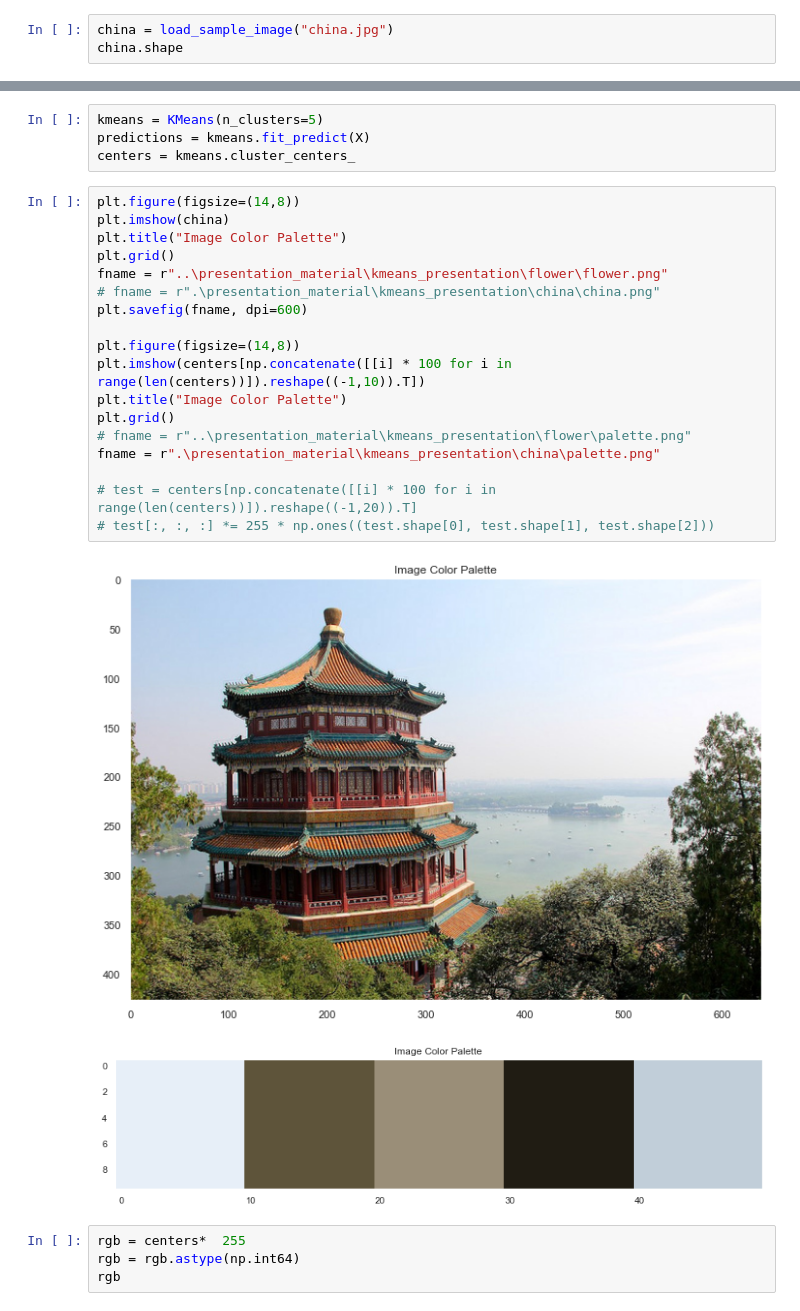
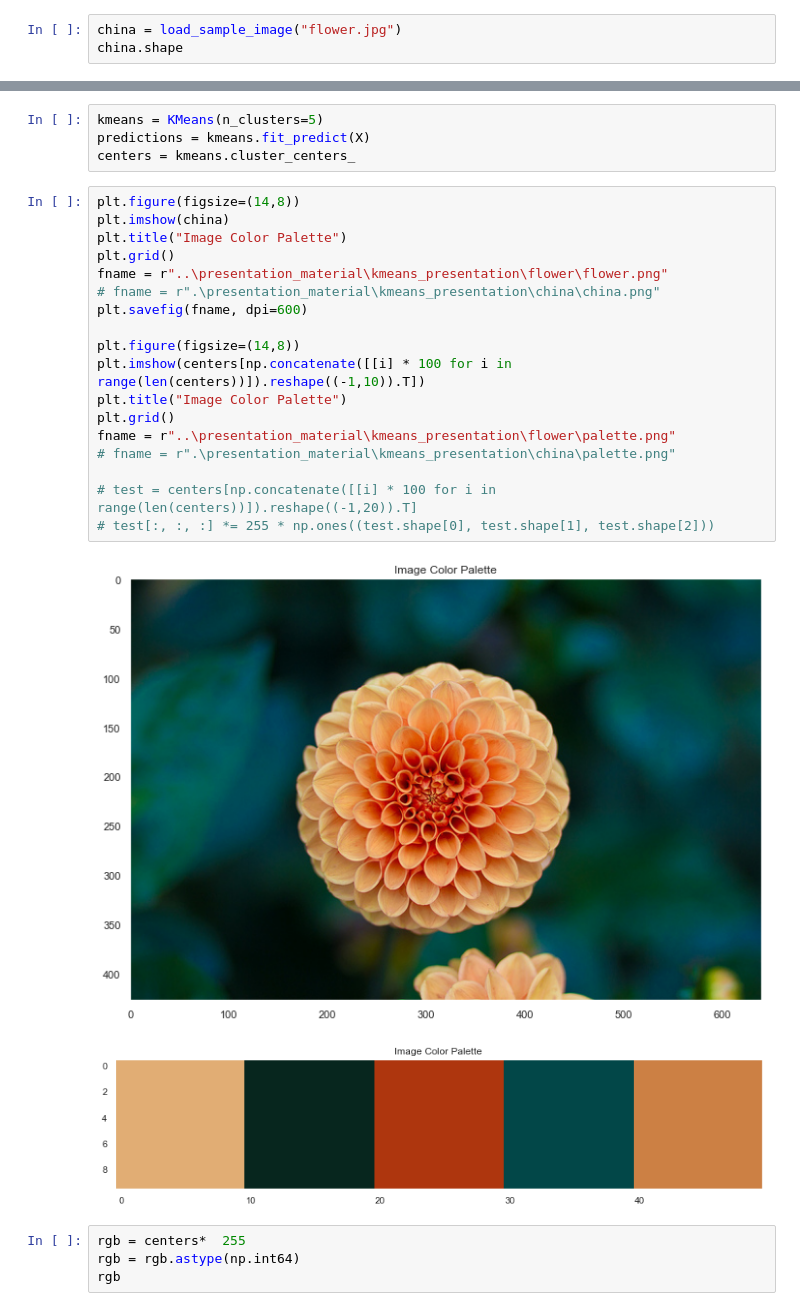
Before and after one commit to DQN-AGENTS-EESTECH22/ML-MODEL, a Jupyter notebook: jupyter kmeans/kmeans2.ipynb, the cells around one changed output, grey strips where cells are left out. Saved outputs shown, nothing was run; the diff lists cells and outputs as text.

```diff
--- a/jupyter kmeans/kmeans2.ipynb
+++ b/jupyter kmeans/kmeans2.ipynb
@@ -15,7 +15,7 @@ from sklearn.datasets import load_sample_image
 from sklearn.utils import shuffle
 from time import time
 # %%
-china = load_sample_image("china.jpg")
+china = load_sample_image("flower.jpg")
 china.shape
 # %% [output]
 (427, 640, 3)
@@ -47,24 +47,24 @@ centers = kmeans.cluster_centers_
 # %%
 plt.figure(figsize=(14,8))
 plt.imshow(china)
 plt.title("Image Color Palette")
 plt.grid()
 fname = r"..\presentation_material\kmeans_presentation\flower\flower.png"
 # fname = r".\presentation_material\kmeans_presentation\china\china.png"
 plt.savefig(fname, dpi=600)
 
 plt.figure(figsize=(14,8))
 plt.imshow(centers[np.concatenate([[i] * 100 for i in range(len(centers))]).reshape((-1,10)).T])
 plt.title("Image Color Palette")
 plt.grid()
-# fname = r"..\presentation_material\kmeans_presentation\flower\palette.png"
-fname = r".\presentation_material\kmeans_presentation\china\palette.png"
+fname = r"..\presentation_material\kmeans_presentation\flower\palette.png"
+# fname = r".\presentation_material\kmeans_presentation\china\palette.png"
 
 # test = centers[np.concatenate([[i] * 100 for i in range(len(centers))]).reshape((-1,20)).T]
 # test[:, :, :] *= 255 * np.ones((test.shape[0], test.shape[1], test.shape[2]))
 # %% [output]
-[figure, old version]
+[figure, new version]
-[figure, old version]
+[figure, new version]
 # %%
 rgb = centers*  255
 rgb = rgb.astype(np.int64)
```
Also changed, not shown: parts of 2 cells of this notebook.
